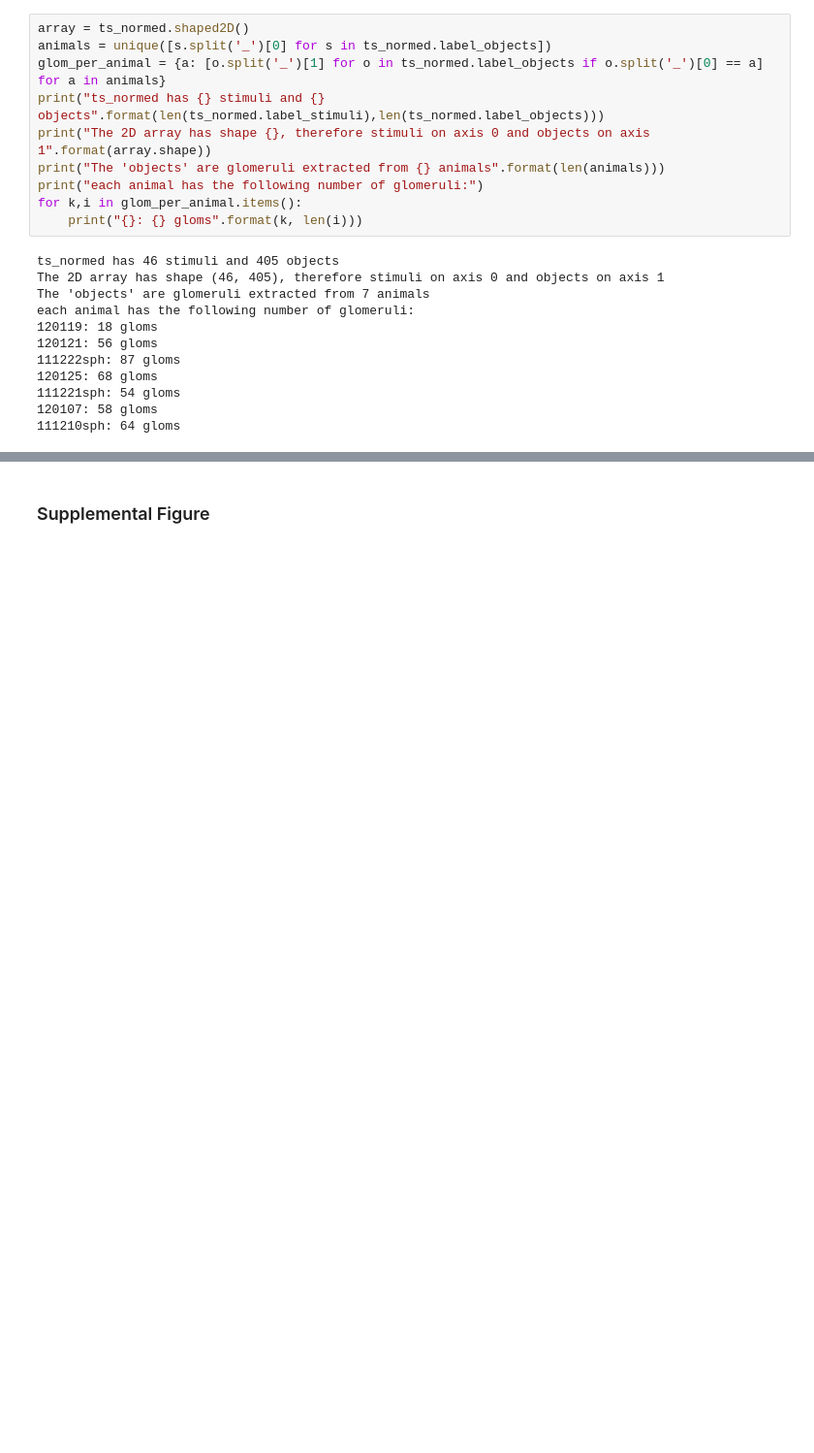
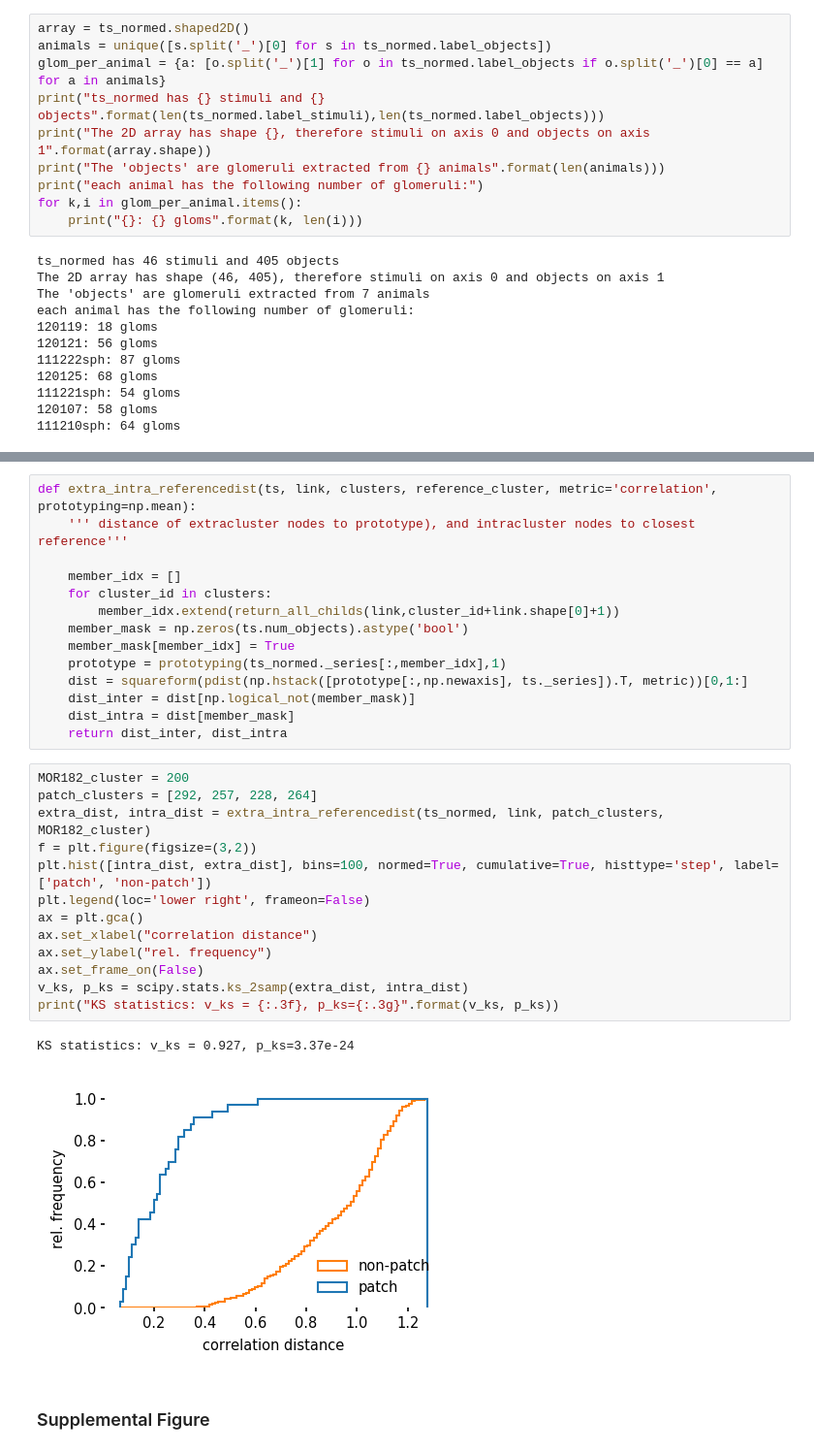
Before and after one commit to Huitzilo/glomcentric_code, a Jupyter notebook: MOB_Fig_tunotopy.ipynb, the cells around one changed output, grey strips where cells are left out. Shown at 97% size. Cells and saved outputs as stored; diff of their text form; blank space fills up the shorter version.

```diff
--- a/MOB_Fig_tunotopy.ipynb
+++ b/MOB_Fig_tunotopy.ipynb
@@ -712 +790,31 @@ each animal has the following number of glomeruli:
+# %%
+def extra_intra_referencedist(ts, link, clusters, reference_cluster, metric='correlation', prototyping=np.mean):
+    ''' distance of extracluster nodes to prototype), and intracluster nodes to closest reference'''
+
+    member_idx = []
+    for cluster_id in clusters:
+        member_idx.extend(return_all_childs(link,cluster_id+link.shape[0]+1))
+    member_mask = np.zeros(ts.num_objects).astype('bool')
+    member_mask[member_idx] = True
+    prototype = prototyping(ts_normed._series[:,member_idx],1)
+    dist = squareform(pdist(np.hstack([prototype[:,np.newaxis], ts._series]).T, metric))[0,1:]
+    dist_inter = dist[np.logical_not(member_mask)]
+    dist_intra = dist[member_mask]
+    return dist_inter, dist_intra
+# %%
+MOR182_cluster = 200
+patch_clusters = [292, 257, 228, 264]
+extra_dist, intra_dist = extra_intra_referencedist(ts_normed, link, patch_clusters, MOR182_cluster)
+f = plt.figure(figsize=(3,2))
+plt.hist([intra_dist, extra_dist], bins=100, normed=True, cumulative=True, histtype='step', label=['patch', 'non-patch'])
+plt.legend(loc='lower right', frameon=False)
+ax = plt.gca()
+ax.set_xlabel("correlation distance")
+ax.set_ylabel("rel. frequency")
+ax.set_frame_on(False)
+v_ks, p_ks = scipy.stats.ks_2samp(extra_dist, intra_dist)
+print("KS statistics: v_ks = {:.3f}, p_ks={:.3g}".format(v_ks, p_ks))
+# %% [output]
+KS statistics: v_ks = 0.927, p_ks=3.37e-24
+[figure, added]
 # %% [markdown]
```
Also changed, not shown: parts of 8 cells of this notebook.
